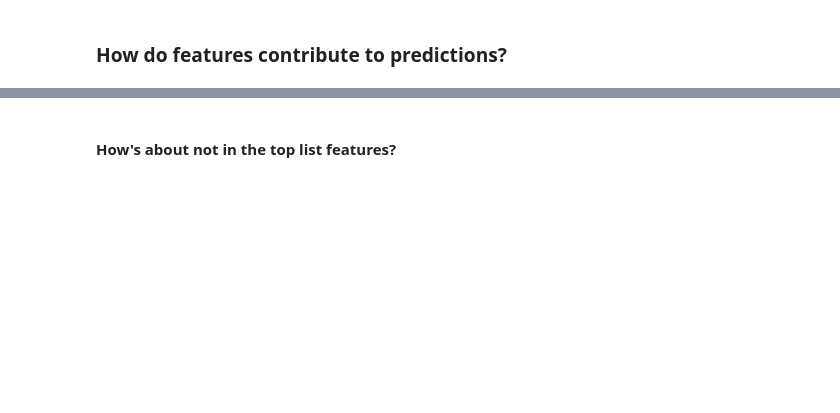
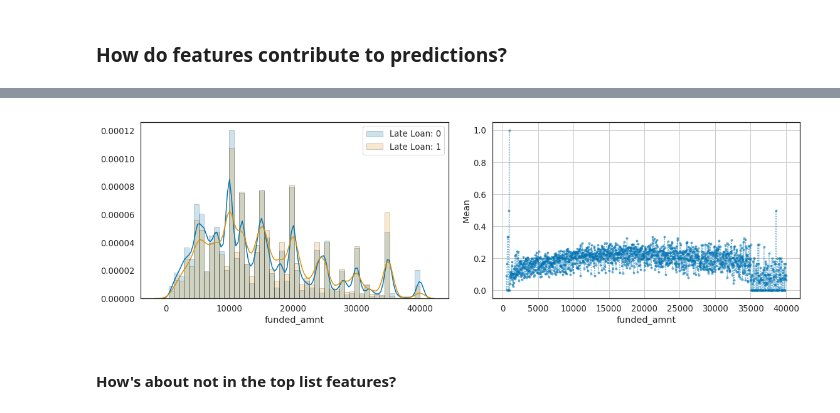
Before and after one commit to ngocpc/loan_prediction, a Jupyter notebook: loan_prediction_V3.ipynb, the cells around one changed output, grey strips where cells are left out. Saved outputs shown, nothing was run; the diff lists cells and outputs as text; code cells hidden in the pictures; blank space fills up the shorter version.

```diff
--- a/loan_prediction_V3.ipynb
+++ b/loan_prediction_V3.ipynb
@@ -407,3 +443,9 @@ plt.xticks(rotation=90)
+# %%
+feature = 'funded_amnt'
+fig, ax = plot_numerical(df_raw, feature=feature, figsize=(16, 5))
+plt.show()
+# %% [output]
+[figure, added]
 # %% [markdown]
 #### How's about not in the top list features?
 # %%
```
Also changed, not shown: parts of 17 cells of this notebook.
